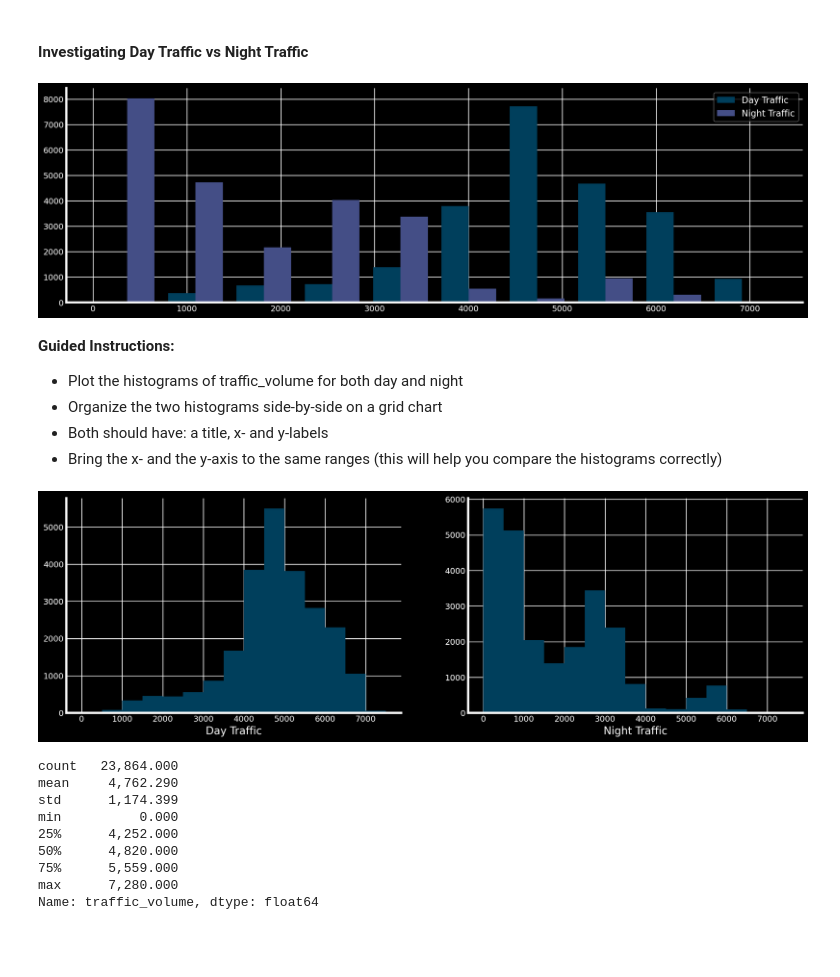
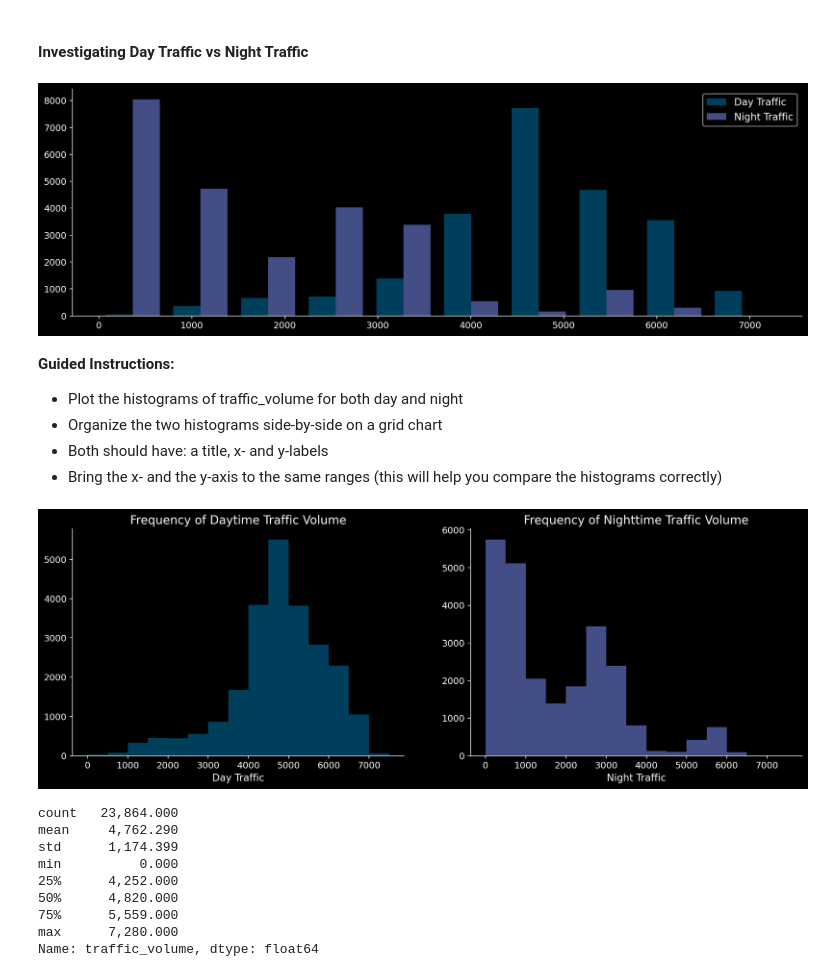
Before and after one commit to aleciaduncan/Data-Analysis, a Jupyter notebook: i94-traffic/i94-traffic.ipynb, the cells around one changed output. Drawn from its saved outputs; the diff is of its cells as text; code cells hidden in the pictures; blank space fills up the shorter version.

```diff
--- a/i94-traffic/i94-traffic.ipynb
+++ b/i94-traffic/i94-traffic.ipynb
@@ -99,6 +99,7 @@ import pandas.api.types as ptypes
 # Visualizations
 import matplotlib.pyplot as plt
 import seaborn as sns
+import seaborn.objects as so
 %matplotlib inline
 
 # Pandas settings
@@ -113,10 +114,10 @@ rcParams['figure.figsize'] = (16, 5)
 rcParams['axes.spines.right'] = False
 rcParams['axes.spines.top'] = False
 rcParams['font.size'] = 12
-# rcParams['figure.dpi'] = 300
 rcParams['savefig.dpi'] = 300
 plt.rc('xtick', labelsize=11)
 plt.rc('ytick', labelsize=11)
+plt.rcParams['lines.linewidth'] = 3
 custom_palette = ['#003f5c', '#444e86', '#955196', '#dd5182', '#ff6e54', '#ffa600']
 custom_hue = ['#004c6d', '#346888', '#5886a5', '#7aa6c2', '#9dc6e0', '#c1e7ff']
 custom_divergent = ['#00876c', '#6aaa96', '#aecdc2', '#f1f1f1', '#f0b8b8', '#e67f83', '#d43d51']
@@ -522,7 +523,7 @@ plt.hist([day_traffic['traffic_volume'], night_traffic['traffic_volume']], label
 plt.legend()
 plt.show()
 # %% [output]
-[figure, old version]
+[figure, new version]
 # %% [markdown]
 **Guided Instructions:**
 - Plot the histograms of traffic_volume for both day and night
@@ -532,23 +533,25 @@ plt.show()
 # %%
 # Create grid
 plt.figure()
 
 # Normalize the range
 bins = np.arange(0, 8000, 500)
 
 #Plot the first chart
 plt.subplot(1, 2, 1)
 plt.hist(day_traffic['traffic_volume'], bins=bins, label='Day Traffic')
 plt.xlabel('Day Traffic')
+plt.title('Frequency of Daytime Traffic Volume')
 
 # Plot the second chart
 plt.subplot(1, 2, 2)
-plt.hist(night_traffic['traffic_volume'], bins=bins, label='Night Traffic')
+plt.hist(night_traffic['traffic_volume'], bins=bins, label='Night Traffic', color=custom_palette[1])
 plt.xlabel('Night Traffic')
+plt.title('Frequency of Nighttime Traffic Volume')
 
 plt.show()
 # %% [output]
-[figure, old version]
+[figure, new version]
 # %%
 day_traffic['traffic_volume'].describe()
 # %% [output]
```
Also changed, not shown: parts of 17 cells of this notebook.
